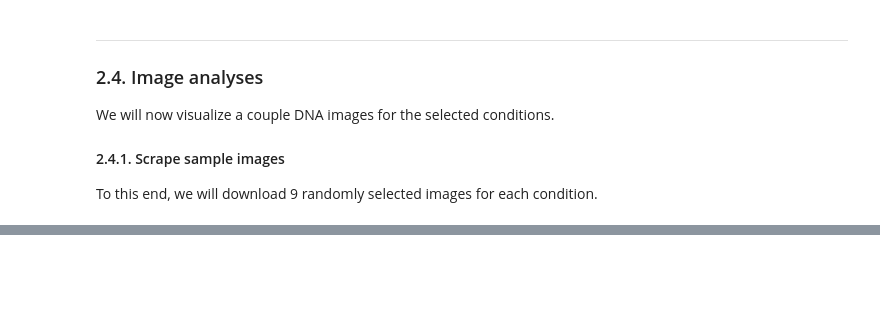
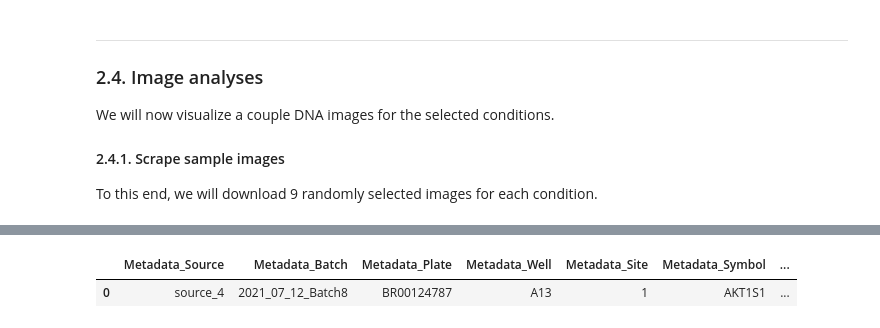
Before and after one commit to dpaysan/jump_datasets, a Jupyter notebook: data_exploration.ipynb, the cells around one changed output, grey strips where cells are left out. Cells and saved outputs as stored; diff of their text form; code cells hidden in the pictures; blank space fills up the shorter version.

```diff
--- a/data_exploration.ipynb
+++ b/data_exploration.ipynb
@@ -784,0 +776,5 @@ for gene in selected_perts:
+# %%
+jump_loc_md.head(1)
+# %% [output]
+|  | Metadata_Source | Metadata_Batch | Metadata_Plate | Metadata_Well | Metadata_Site | Metadata_Symbol | ... |
+| 0 | source_4 | 2021_07_12_Batch8 | BR00124787 | A13 | 1 | AKT1S1 | ... |
```
Also changed, not shown: parts of 41 cells of this notebook, 1 other file.
